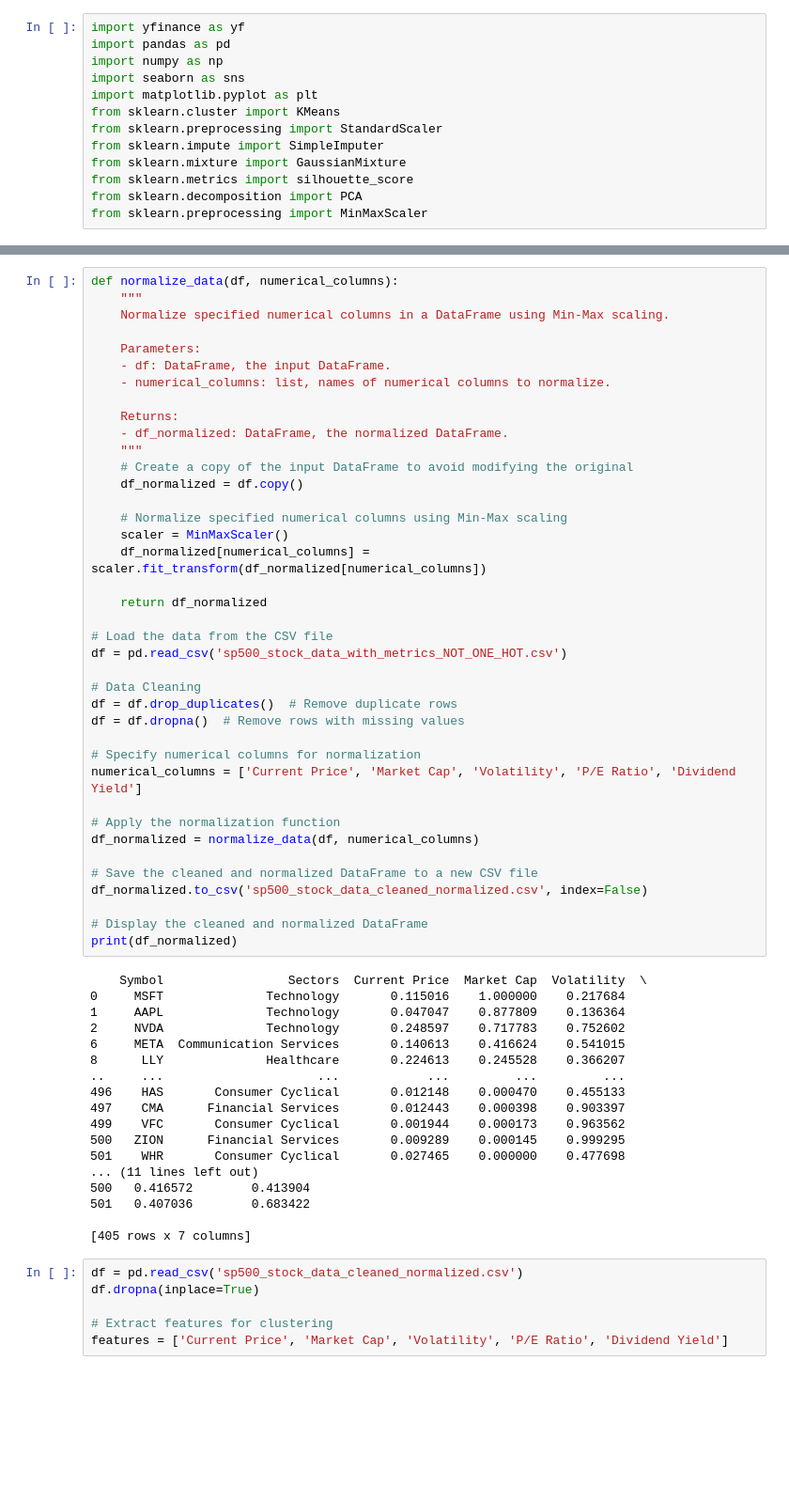
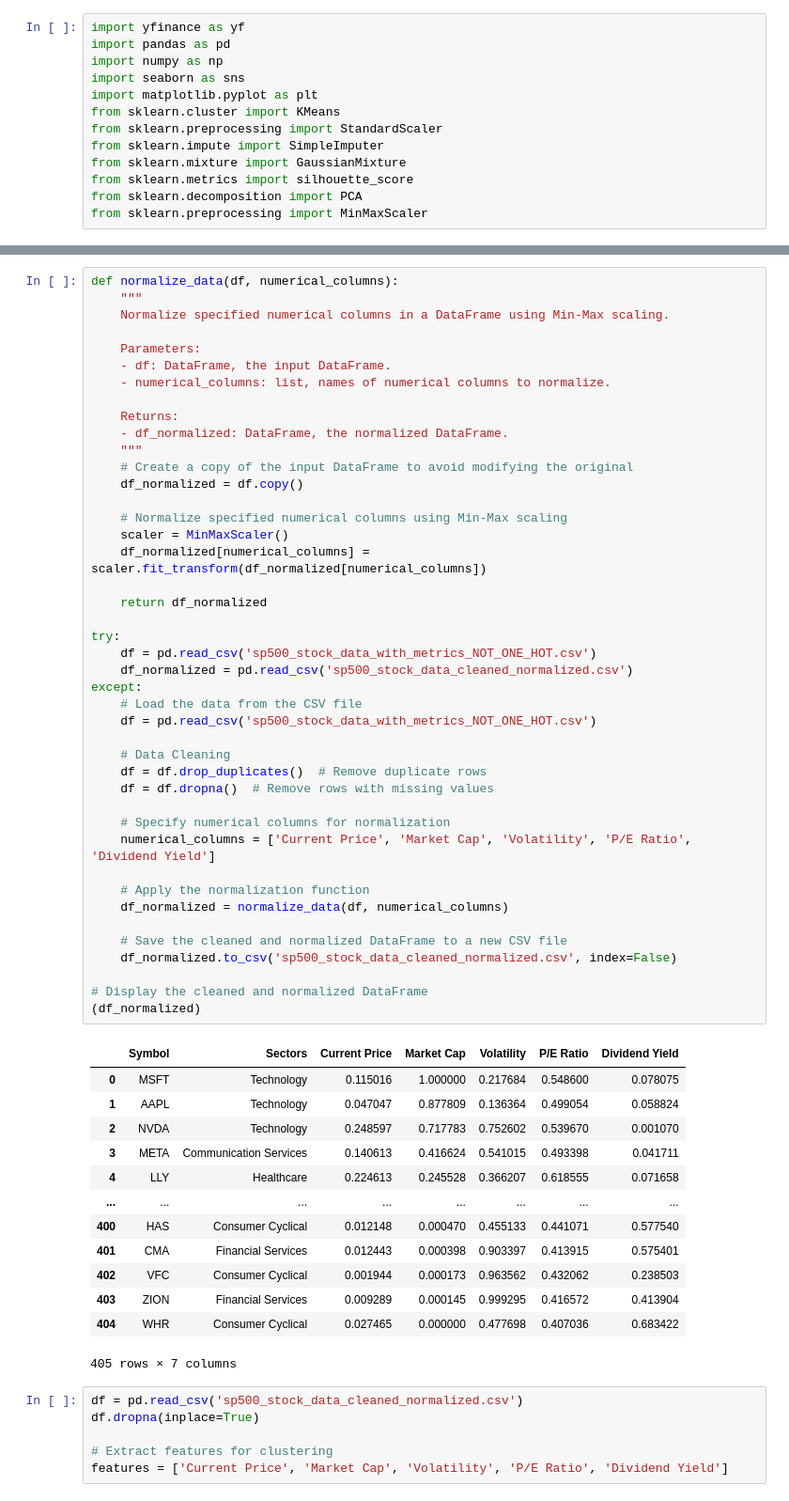
Before and after one commit to Purpup/COGS118B-Project, a Jupyter notebook: FinalProject.ipynb, the cells around one changed output, grey strips where cells are left out. Shown at 94% size. Drawn from its saved outputs; the diff is of its cells as text; blank space fills up the shorter version.

```diff
--- a/FinalProject.ipynb
+++ b/FinalProject.ipynb
@@ -195,60 +178,60 @@ print(sp_500)
 # %%
 def normalize_data(df, numerical_columns):
     """
     Normalize specified numerical columns in a DataFrame using Min-Max scaling.
 
     Parameters:
     - df: DataFrame, the input DataFrame.
     - numerical_columns: list, names of numerical columns to normalize.
 
     Returns:
     - df_normalized: DataFrame, the normalized DataFrame.
     """
     # Create a copy of the input DataFrame to avoid modifying the original
     df_normalized = df.copy()
 
     # Normalize specified numerical columns using Min-Max scaling
     scaler = MinMaxScaler()
     df_normalized[numerical_columns] = scaler.fit_transform(df_normalized[numerical_columns])
 
     return df_normalized
 
-# Load the data from the CSV file
-df = pd.read_csv('sp500_stock_data_with_metrics_NOT_ONE_HOT.csv')
+try:
+    df = pd.read_csv('sp500_stock_data_with_metrics_NOT_ONE_HOT.csv')
+    df_normalized = pd.read_csv('sp500_stock_data_cleaned_normalized.csv')
+except:
+    # Load the data from the CSV file
+    df = pd.read_csv('sp500_stock_data_with_metrics_NOT_ONE_HOT.csv')
 
-# Data Cleaning
-df = df.drop_duplicates()  # Remove duplicate rows
-df = df.dropna()  # Remove rows with missing values
+    # Data Cleaning
+    df = df.drop_duplicates()  # Remove duplicate rows
+    df = df.dropna()  # Remove rows with missing values
 
-# Specify numerical columns for normalization
-numerical_columns = ['Current Price', 'Market Cap', 'Volatility', 'P/E Ratio', 'Dividend Yield']
+    # Specify numerical columns for normalization
+    numerical_columns = ['Current Price', 'Market Cap', 'Volatility', 'P/E Ratio', 'Dividend Yield']
 
-# Apply the normalization function
-df_normalized = normalize_data(df, numerical_columns)
+    # Apply the normalization function
+    df_normalized = normalize_data(df, numerical_columns)
 
-# Save the cleaned and normalized DataFrame to a new CSV file
-df_normalized.to_csv('sp500_stock_data_cleaned_normalized.csv', index=False)
+    # Save the cleaned and normalized DataFrame to a new CSV file
+    df_normalized.to_csv('sp500_stock_data_cleaned_normalized.csv', index=False)
 
 # Display the cleaned and normalized DataFrame
-print(df_normalized)
+(df_normalized)
 # %% [output]
+|  | Symbol | Sectors | Current Price | Market Cap | Volatility | P/E Ratio | Dividend Yield |
+| 0 | MSFT | Technology | 0.115016 | 1.000000 | 0.217684 | 0.548600 | 0.078075 |
+| 1 | AAPL | Technology | 0.047047 | 0.877809 | 0.136364 | 0.499054 | 0.058824 |
+| 2 | NVDA | Technology | 0.248597 | 0.717783 | 0.752602 | 0.539670 | 0.001070 |
+| 3 | META | Communication Services | 0.140613 | 0.416624 | 0.541015 | 0.493398 | 0.041711 |
+| 4 | LLY | Healthcare | 0.224613 | 0.245528 | 0.366207 | 0.618555 | 0.071658 |
+| ... | ... | ... | ... | ... | ... | ... | ... |
+| 400 | HAS | Consumer Cyclical | 0.012148 | 0.000470 | 0.455133 | 0.441071 | 0.577540 |
+| 401 | CMA | Financial Services | 0.012443 | 0.000398 | 0.903397 | 0.413915 | 0.575401 |
+| 402 | VFC | Consumer Cyclical | 0.001944 | 0.000173 | 0.963562 | 0.432062 | 0.238503 |
+| 403 | ZION | Financial Services | 0.009289 | 0.000145 | 0.999295 | 0.416572 | 0.413904 |
+| 404 | WHR | Consumer Cyclical | 0.027465 | 0.000000 | 0.477698 | 0.407036 | 0.683422 |
-    Symbol                 Sectors  Current Price  Market Cap  Volatility  \
-0     MSFT              Technology       0.115016    1.000000    0.217684
-1     AAPL              Technology       0.047047    0.877809    0.136364
-2     NVDA              Technology       0.248597    0.717783    0.752602
-6     META  Communication Services       0.140613    0.416624    0.541015
-8      LLY              Healthcare       0.224613    0.245528    0.366207
-..     ...                     ...            ...         ...         ...
-496    HAS       Consumer Cyclical       0.012148    0.000470    0.455133
-497    CMA      Financial Services       0.012443    0.000398    0.903397
-499    VFC       Consumer Cyclical       0.001944    0.000173    0.963562
-500   ZION      Financial Services       0.009289    0.000145    0.999295
-501    WHR       Consumer Cyclical       0.027465    0.000000    0.477698
-... (11 lines left out)
-500   0.416572        0.413904
-501   0.407036        0.683422
-
-[405 rows x 7 columns]
+405 rows × 7 columns
 # %%
 df = pd.read_csv('sp500_stock_data_cleaned_normalized.csv')
 df.dropna(inplace=True)
```
Also changed, not shown: parts of 9 cells of this notebook.
